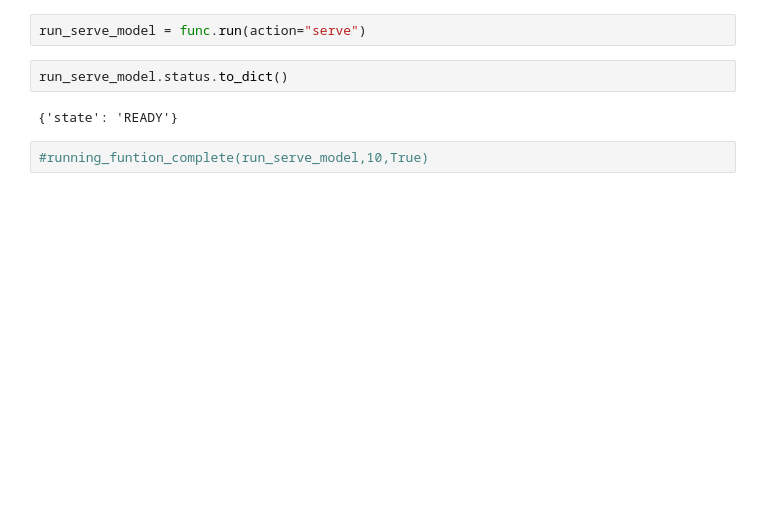
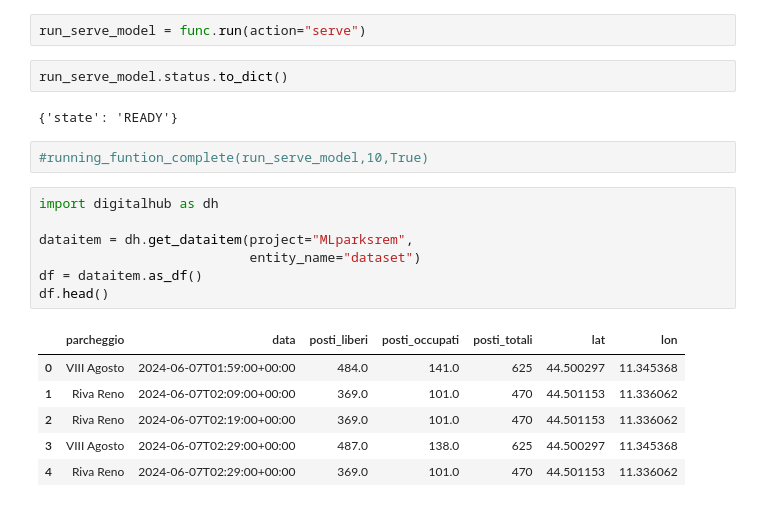
Before and after one commit to tn-aixpa/parkings-demo, a Jupyter notebook: parcheggi_base_plus_ml_dh_core_not_local_with_pipeline.ipynb, the cells around one changed output. Cells and saved outputs as stored; diff of their text form; blank space fills up the shorter version.

```diff
--- a/parcheggi_base_plus_ml_dh_core_not_local_with_pipeline.ipynb
+++ b/parcheggi_base_plus_ml_dh_core_not_local_with_pipeline.ipynb
@@ -492,3 +507,17 @@ run_serve_model.status.to_dict()
 {'state': 'READY'}
 # %%
 #running_funtion_complete(run_serve_model,10,True)
+# %%
+import digitalhub as dh
+
+dataitem = dh.get_dataitem(project="MLparksrem",
+                           entity_name="dataset")
+df = dataitem.as_df()
+df.head()
+# %% [output]
+|  | parcheggio | data | posti_liberi | posti_occupati | posti_totali | lat | lon |
+| 0 | VIII Agosto | 2024-06-07T01:59:00+00:00 | 484.0 | 141.0 | 625 | 44.500297 | 11.345368 |
+| 1 | Riva Reno | 2024-06-07T02:09:00+00:00 | 369.0 | 101.0 | 470 | 44.501153 | 11.336062 |
+| 2 | Riva Reno | 2024-06-07T02:19:00+00:00 | 369.0 | 101.0 | 470 | 44.501153 | 11.336062 |
+| 3 | VIII Agosto | 2024-06-07T02:29:00+00:00 | 487.0 | 138.0 | 625 | 44.500297 | 11.345368 |
+| 4 | Riva Reno | 2024-06-07T02:29:00+00:00 | 369.0 | 101.0 | 470 | 44.501153 | 11.336062 |
```
Also changed, not shown: parts of 9 cells of this notebook.
